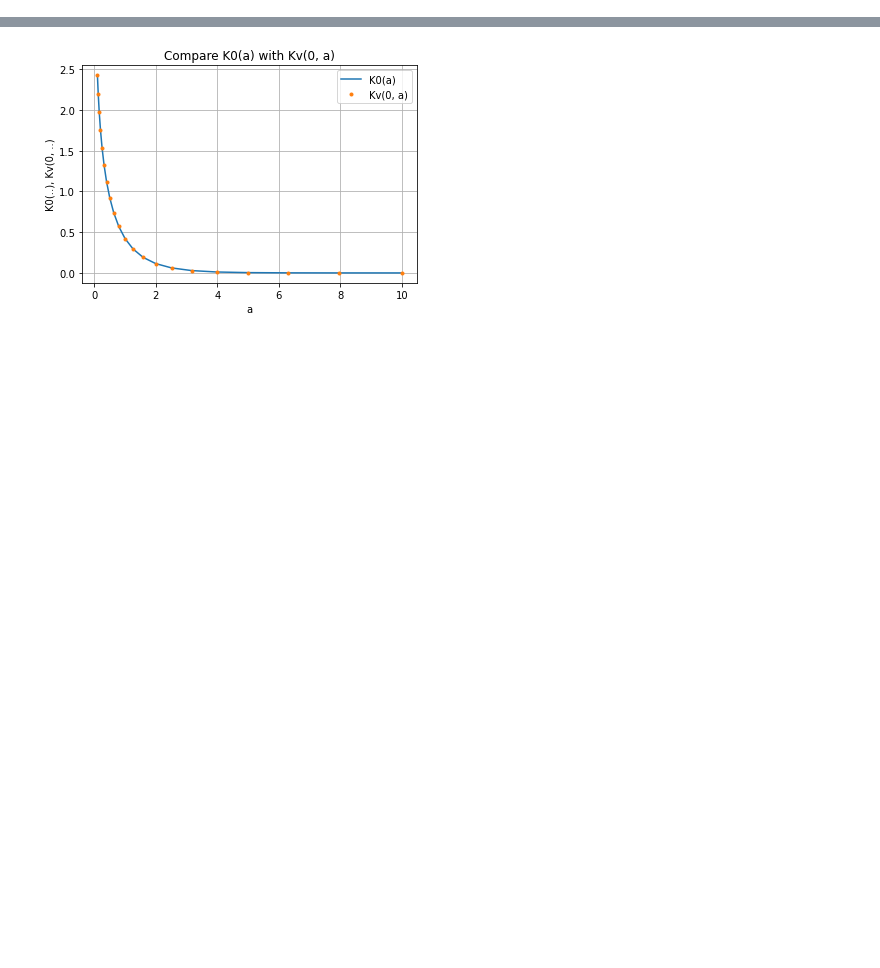
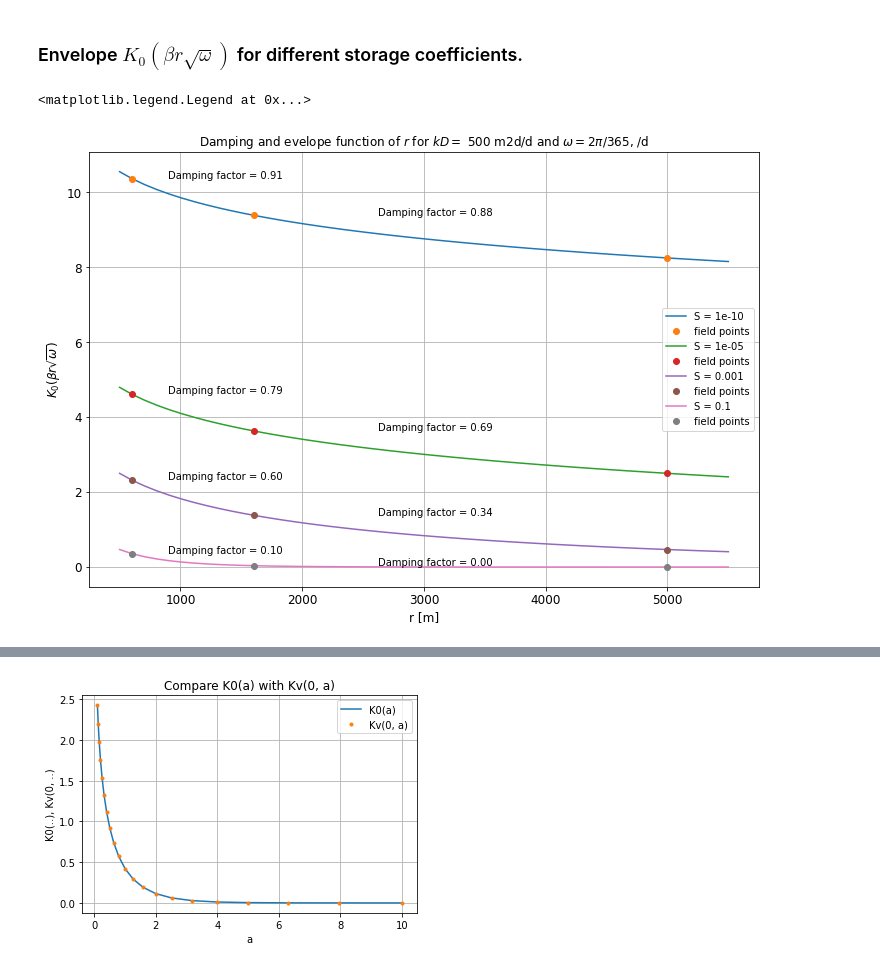
Before and after one commit to Olsthoorn/Pennink-Model, a Jupyter notebook: cases/Fremont/DampngDelayAnalytis.ipynb, the cells around one changed output, grey strips where cells are left out. Saved outputs shown, nothing was run; the diff lists cells and outputs as text; code cells hidden in the pictures; blank space fills up the shorter version.

```diff
--- a/cases/Fremont/DampngDelayAnalytis.ipynb
+++ b/cases/Fremont/DampngDelayAnalytis.ipynb
@@ -94,0 +76,29 @@ for S in [0.00001, 0.0001, 0.001, 0.01, 0.1]:
+# %% [markdown]
+### Envelope $ K_0(\beta r \sqrt{\omega}) $ for different storage coefficients.
+# %%
+ax = newfig(r"Damping and evelope function of $r$ for $kD =$ {} m2d/d and $\omega = 2\pi/365$, /d".format(kD),
+            'r [m]', r'$K_0(\beta r \sqrt{\omega})$', xscale='linear')
+
+r = np.linspace(500, 5500, 50)
+
+rp  = np.array([600., 1600., 5000.])  # Lakes face, first obs well 1000 m from lakes, second obs well 4200 m from lakes
+
+def k0(beta, r, omega):
+    return K0(beta * r * np.sqrt(omega))
+
+for S in [1e-10, 1e-5, 1e-3, 1e-1]:
+    beta = np.sqrt(S/ kD)
+    ax.plot(r, k0(beta, r, omega), label='S = {:.5g}'.format(S))
+    ax.plot(rp, k0(beta, rp, omega), 'o', label='field points')
+    henv = k0(beta, rp, omega)
+    damping = henv[1:] / henv[:-1]
+
+    yp = k0(beta, rp, omega)
+    for r_, dr, y_, d_ in zip(rp[:-1], np.diff(rp), yp, damping):
+
+        ax.text(r_ + 0.3 * dr, y_, 'Damping factor = {:.2f}'.format(d_))
+
+ax.legend()
+# %% [output]
+<matplotlib.legend.Legend at 0x...>
+[figure, added]
```
Also changed, not shown: parts of 27 cells of this notebook, 18 other files.
